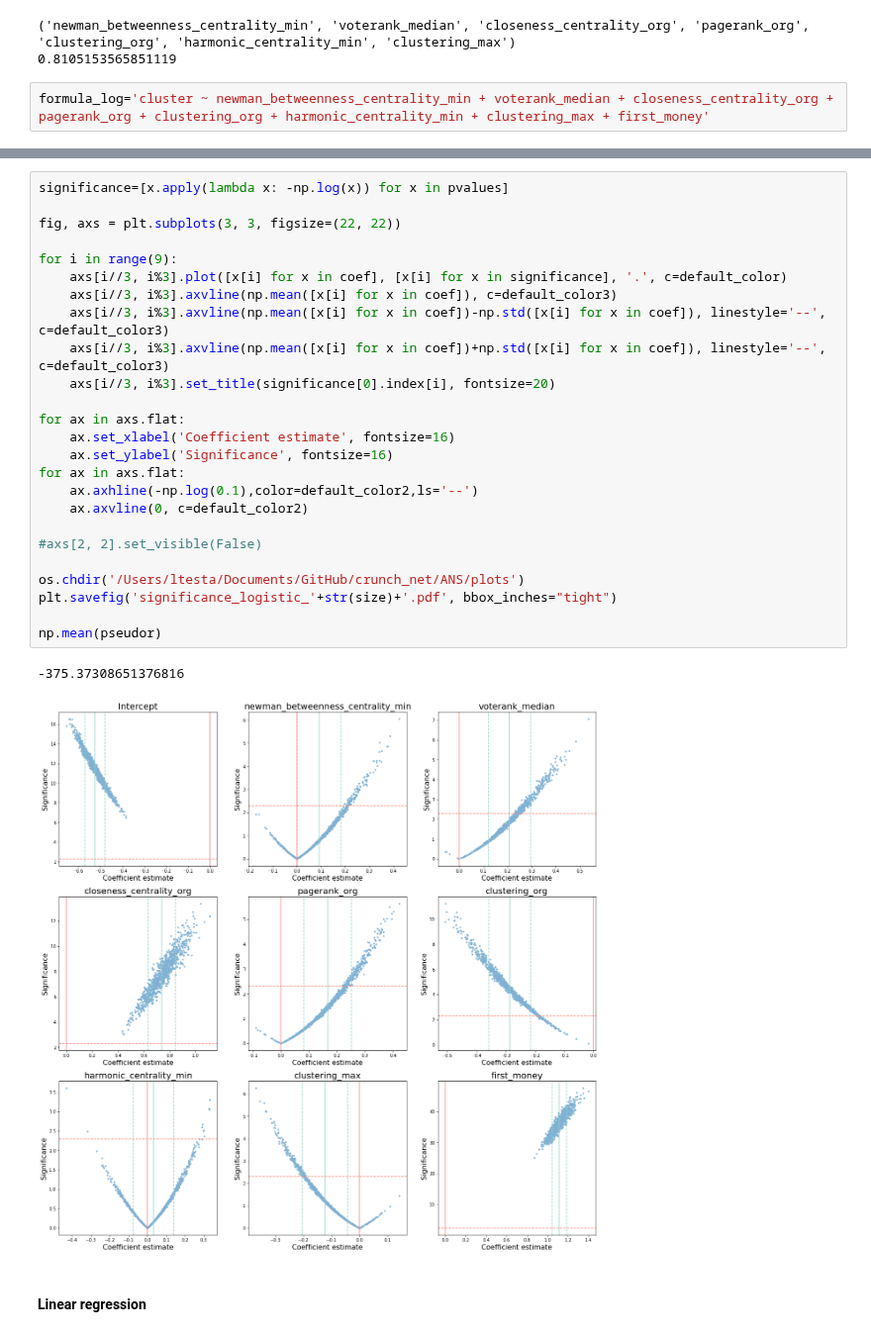
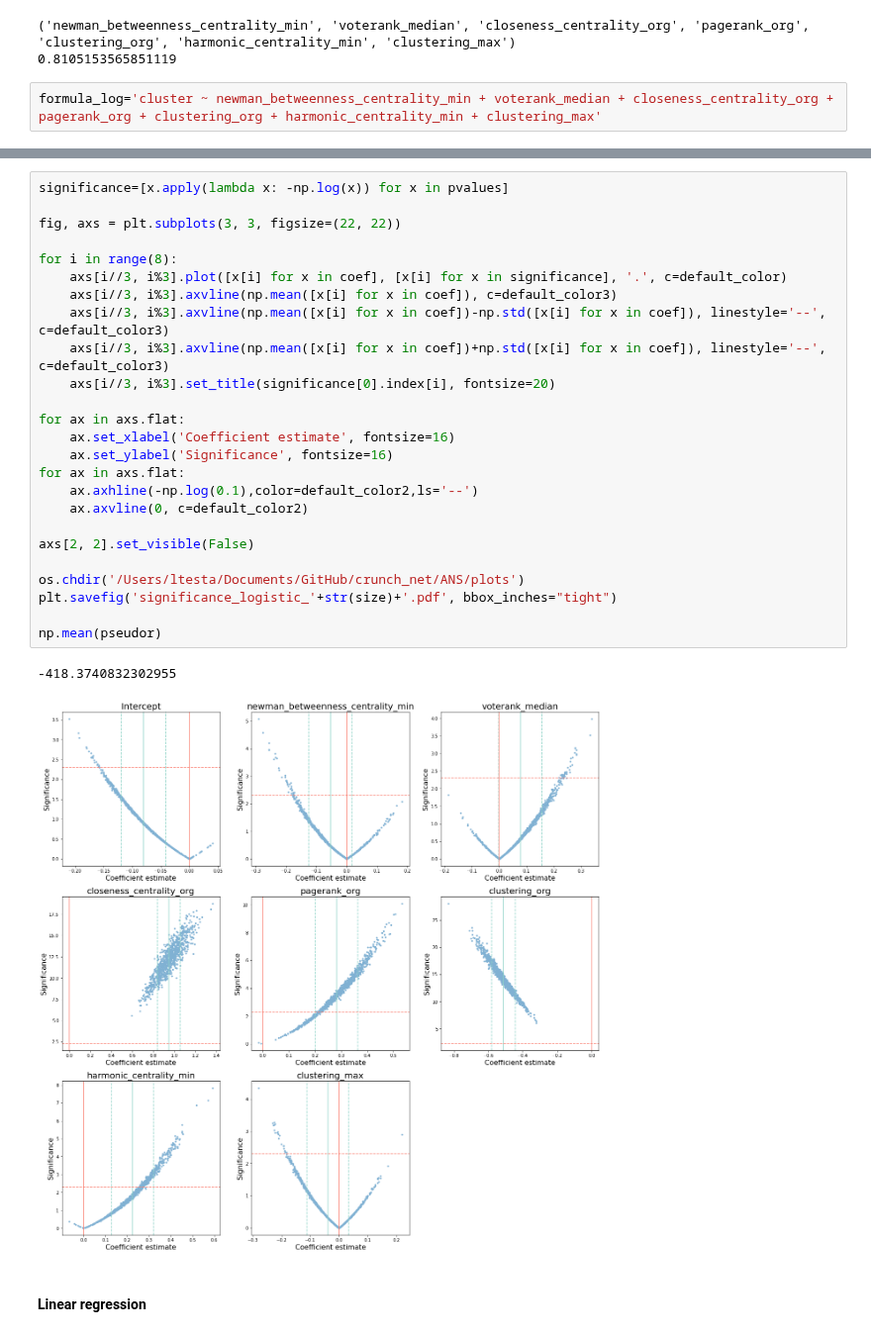
Before and after one commit to testalorenzo/crunch_net, a Jupyter notebook: ANS/notebook/notebooks/ANS_extension.ipynb, the cells around one changed output, grey strips where cells are left out. Shown at 99% size. Cells and saved outputs as stored; diff of their text form.

```diff
--- a/ANS/notebook/notebooks/ANS_extension.ipynb
+++ b/ANS/notebook/notebooks/ANS_extension.ipynb
@@ -391,7 +391,7 @@ print(results_logistics['best_r_squared'])
 ('newman_betweenness_centrality_min', 'voterank_median', 'closeness_centrality_org', 'pagerank_org', 'clustering_org', 'harmonic_centrality_min', 'clustering_max')
 0.8105153565851119
 # %%
-formula_log='cluster ~ newman_betweenness_centrality_min + voterank_median + closeness_centrality_org + pagerank_org + clustering_org + harmonic_centrality_min + clustering_max + first_money'
+formula_log='cluster ~ newman_betweenness_centrality_min + voterank_median + closeness_centrality_org + pagerank_org + clustering_org + harmonic_centrality_min + clustering_max'
 # %%
 results = smf.logit(formula_log, data=binary_merge).fit()
 print(results.summary())
@@ -446,31 +446,31 @@ Optimization terminated successfully.
 # %%
 significance=[x.apply(lambda x: -np.log(x)) for x in pvalues]
 
 fig, axs = plt.subplots(3, 3, figsize=(22, 22))
 
-for i in range(9):
+for i in range(8):
     axs[i//3, i%3].plot([x[i] for x in coef], [x[i] for x in significance], '.', c=default_color)
     axs[i//3, i%3].axvline(np.mean([x[i] for x in coef]), c=default_color3)
     axs[i//3, i%3].axvline(np.mean([x[i] for x in coef])-np.std([x[i] for x in coef]), linestyle='--', c=default_color3)
     axs[i//3, i%3].axvline(np.mean([x[i] for x in coef])+np.std([x[i] for x in coef]), linestyle='--', c=default_color3)
     axs[i//3, i%3].set_title(significance[0].index[i], fontsize=20)
 
 for ax in axs.flat:
     ax.set_xlabel('Coefficient estimate', fontsize=16)
     ax.set_ylabel('Significance', fontsize=16)
 for ax in axs.flat:
     ax.axhline(-np.log(0.1),color=default_color2,ls='--')
     ax.axvline(0, c=default_color2)
 
-#axs[2, 2].set_visible(False)
+axs[2, 2].set_visible(False)
 
 os.chdir('/Users/ltesta/Documents/GitHub/crunch_net/ANS/plots')
 plt.savefig('significance_logistic_'+str(size)+'.pdf', bbox_inches="tight")
 
 np.mean(pseudor)
 # %% [output]
--375.37308651376816
+-418.3740832302955
-[figure, old version]
+[figure, new version]
 # %% [markdown]
 #### Linear regression
 # %%
```
Also changed, not shown: parts of 10 cells of this notebook, 3 other files.
